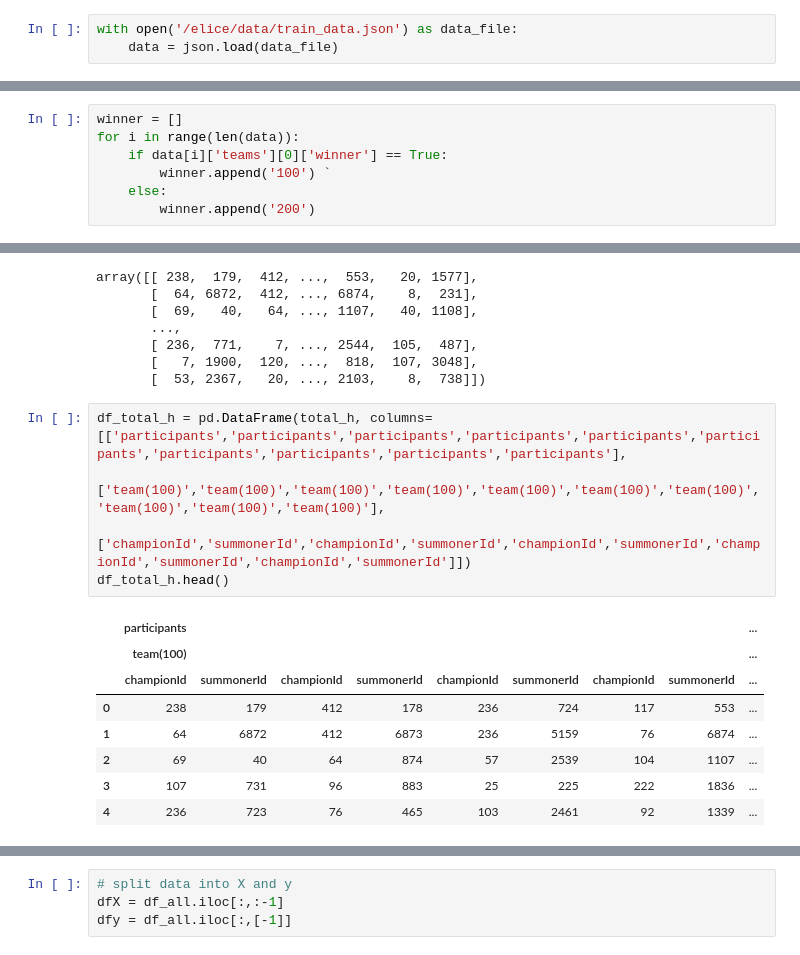
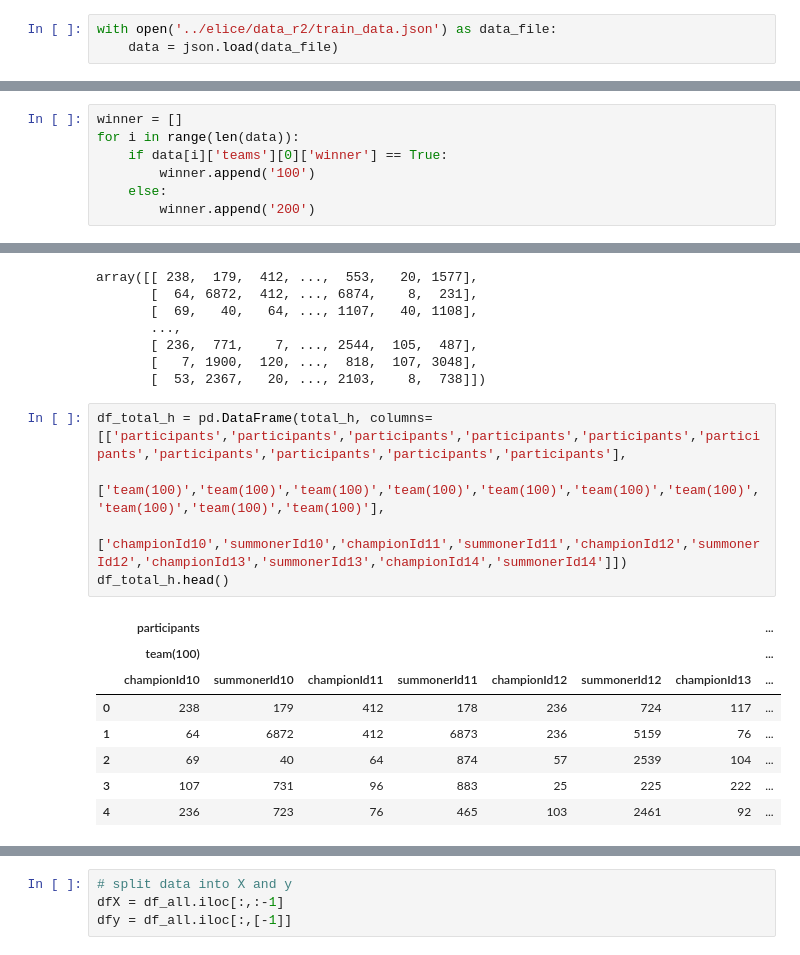
Before and after one commit to yanggyu17/elice_challenge, a Jupyter notebook: Round2/train_2nd_try.ipynb, the cells around one changed output, grey strips where cells are left out. Drawn from its saved outputs; the diff is of its cells as text.

```diff
--- a/Round2/train_2nd_try.ipynb
+++ b/Round2/train_2nd_try.ipynb
@@ -3,6 +3,6 @@ import json
 import pandas as pd
 import numpy as np
 # %%
-with open('/elice/data/train_data.json') as data_file:
+with open('../elice/data_r2/train_data.json') as data_file:
     data = json.load(data_file)
 # %%
@@ -133,7 +119,7 @@ len(set(cid))
 winner = []
 for i in range(len(data)):
     if data[i]['teams'][0]['winner'] == True:
-        winner.append('100') `
+        winner.append('100')
     else:
         winner.append('200')
 # %%
@@ -199,17 +185,17 @@ array([[ 238,  179,  412, ...,  553,   20, 1577],
 # %%
 df_total_h = pd.DataFrame(total_h, columns=[['participants','participants','participants','participants','participants','participants','participants','participants','participants','participants'],
                                           ['team(100)','team(100)','team(100)','team(100)','team(100)','team(100)','team(100)','team(100)','team(100)','team(100)'],
-                                          ['championId','summonerId','championId','summonerId','championId','summonerId','championId','summonerId','championId','summonerId']])
+                                          ['championId10','summonerId10','championId11','summonerId11','championId12','summonerId12','championId13','summonerId13','championId14','summonerId14']])
 df_total_h.head()
 # %% [output]
-|  | participants |  |  |  |  |  |  |  | ... |
-|  | team(100) |  |  |  |  |  |  |  | ... |
-|  | championId | summonerId | championId | summonerId | championId | summonerId | championId | summonerId | ... |
-| 0 | 238 | 179 | 412 | 178 | 236 | 724 | 117 | 553 | ... |
-| 1 | 64 | 6872 | 412 | 6873 | 236 | 5159 | 76 | 6874 | ... |
-| 2 | 69 | 40 | 64 | 874 | 57 | 2539 | 104 | 1107 | ... |
-| 3 | 107 | 731 | 96 | 883 | 25 | 225 | 222 | 1836 | ... |
-| 4 | 236 | 723 | 76 | 465 | 103 | 2461 | 92 | 1339 | ... |
+|  | participants |  |  |  |  |  |  | ... |
+|  | team(100) |  |  |  |  |  |  | ... |
+|  | championId10 | summonerId10 | championId11 | summonerId11 | championId12 | summonerId12 | championId13 | ... |
+| 0 | 238 | 179 | 412 | 178 | 236 | 724 | 117 | ... |
+| 1 | 64 | 6872 | 412 | 6873 | 236 | 5159 | 76 | ... |
+| 2 | 69 | 40 | 64 | 874 | 57 | 2539 | 104 | ... |
+| 3 | 107 | 731 | 96 | 883 | 25 | 225 | 222 | ... |
+| 4 | 236 | 723 | 76 | 465 | 103 | 2461 | 92 | ... |
 # %%
 df_total_a = pd.DataFrame(total_a, columns=[['participants','participants','participants','participants','participants','participants','participants','participants','participants','participants'],
                                           ['team(200)','team(200)','team(200)','team(200)','team(200)','team(200)','team(200)','team(200)','team(200)','team(200)'],
```
Also changed, not shown: parts of 19 cells of this notebook, 1 other file.
